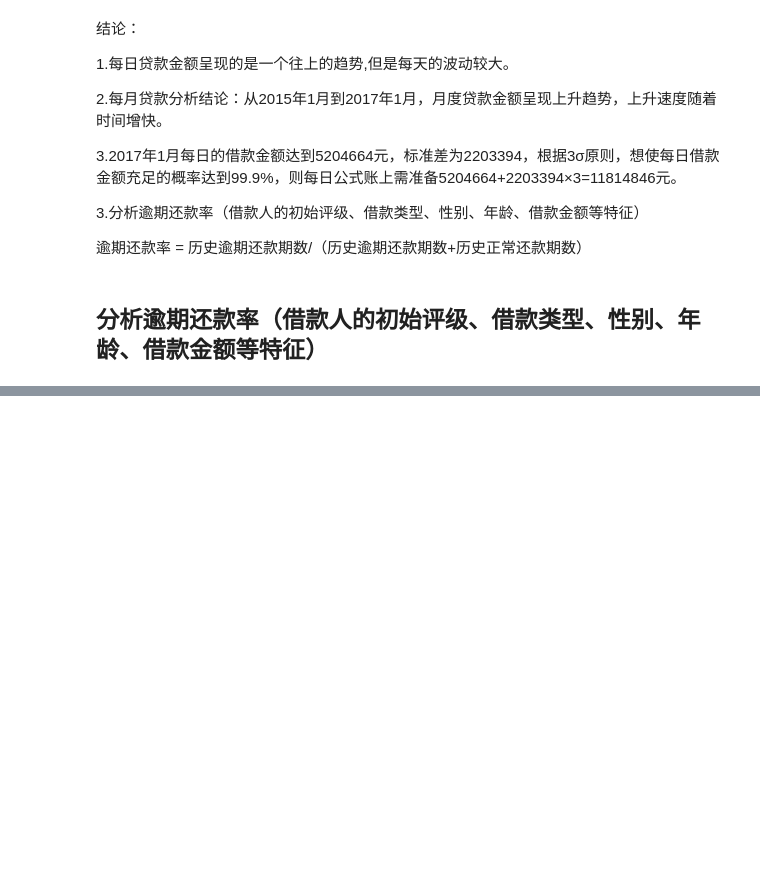
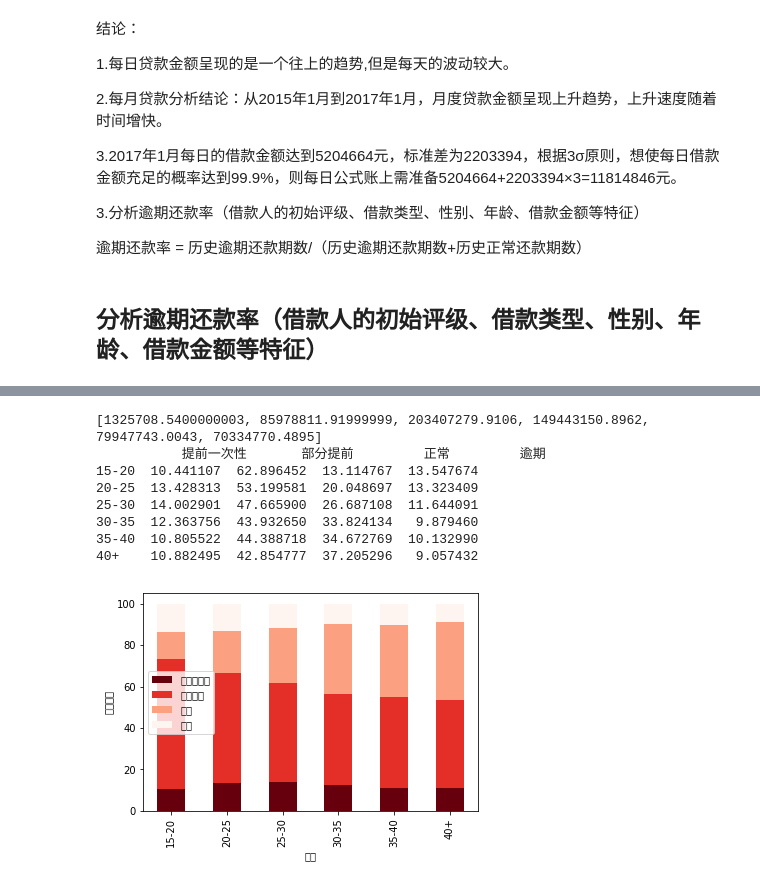
Before and after one commit to ShaoZC/Quantitative_Risk_Management_in_Python, a Jupyter notebook: P2P_loan_data.ipynb, the cells around one changed output, grey strips where cells are left out. Cells and saved outputs as stored; diff of their text form; code cells hidden in the pictures; blank space fills up the shorter version.

```diff
--- a/P2P_loan_data.ipynb
+++ b/P2P_loan_data.ipynb
@@ -326,0 +591,20 @@ KeyError: '逾期还款率'
+# %%
+ageA = LCLP.loc[(LCLP['年龄'] >= 15) & (LCLP['年龄'] < 20)]
+ageB = LCLP.loc[(LCLP['年龄'] >= 20) & (LCLP['年龄'] < 25)]
+ageC = LCLP.loc[(LCLP['年龄'] >= 25) & (LCLP['年龄'] < 30)]
+ageD = LCLP.loc[(LCLP['年龄'] >= 30) & (LCLP['年龄'] < 35)]
+ageE = LCLP.loc[(LCLP['年龄'] >= 35) & (LCLP['年龄'] < 40)]
+ageF = LCLP.loc[LCLP['年龄'] >= 40]
+agegroup = [ageA, ageB, ageC, ageD, ageE, ageF]
+
+repayhabit(agegroup,6,age_idx,'年龄','Reds_r')
+# %% [output]
+[1325708.5400000003, 85978811.91999999, 203407279.9106, 149443150.8962, 79947743.0043, 70334770.4895]
+           提前一次性       部分提前         正常         逾期
+15-20  10.441107  62.896452  13.114767  13.547674
+20-25  13.428313  53.199581  20.048697  13.323409
+25-30  14.002901  47.665900  26.687108  11.644091
+30-35  12.363756  43.932650  33.824134   9.879460
+35-40  10.805522  44.388718  34.672769  10.132990
+40+    10.882495  42.854777  37.205296   9.057432
+[figure, added]
```
Also changed, not shown: parts of 33 cells of this notebook, 1 other file.
